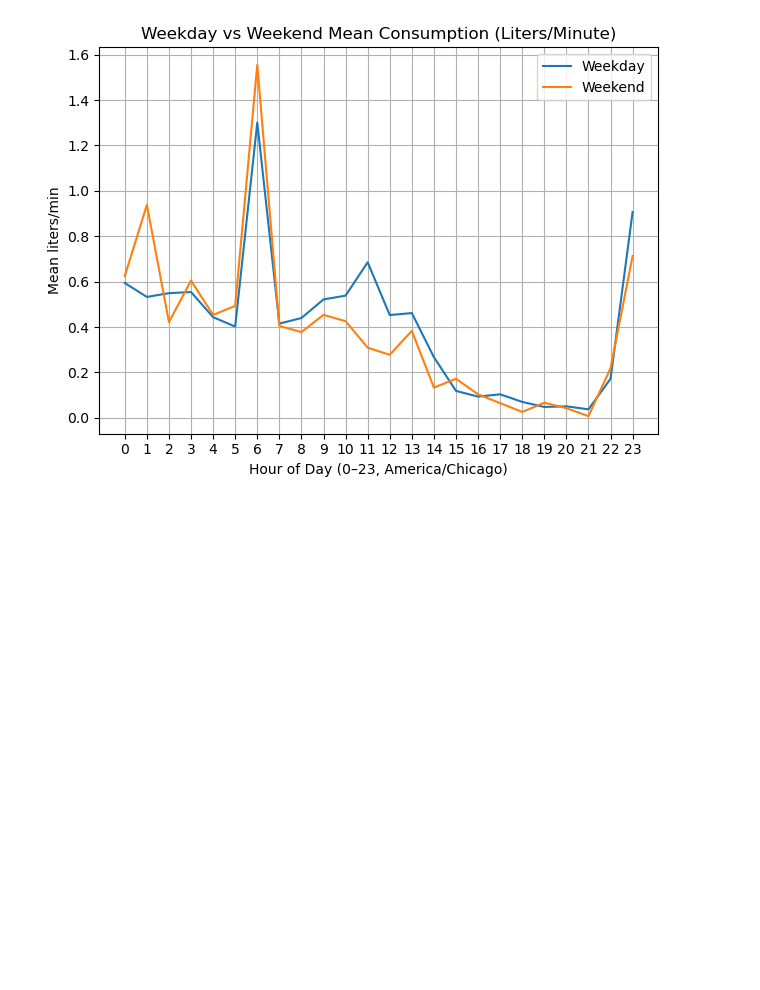
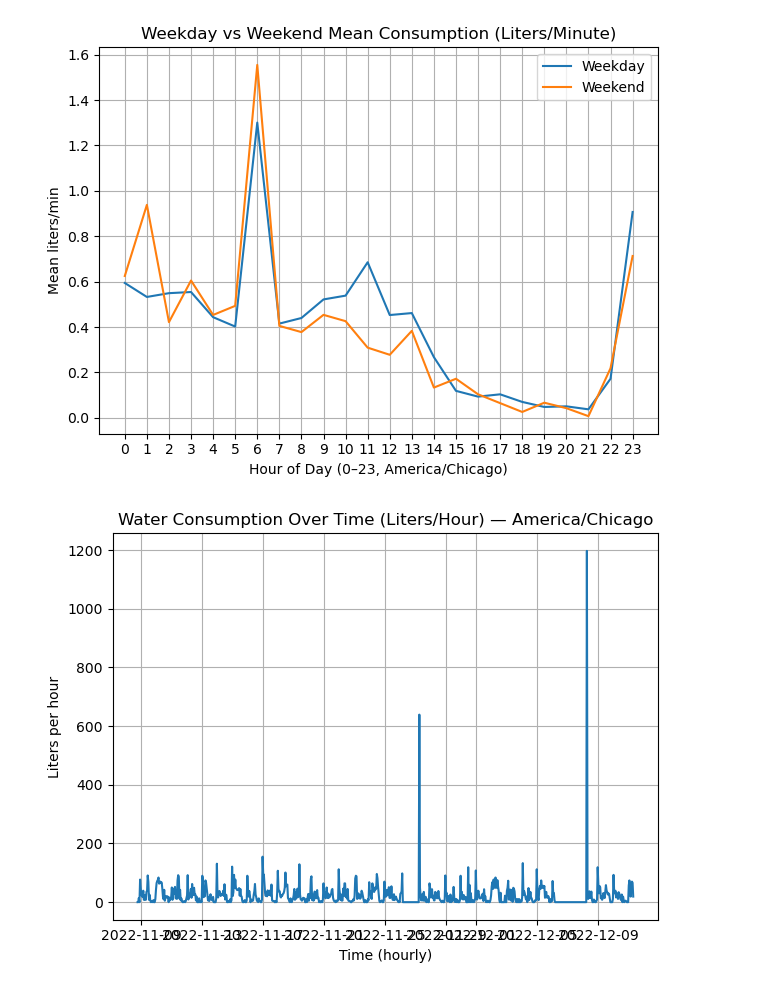
Before and after one commit to Ayprince/occupancy_aware_fdi_detection, a Jupyter notebook: EDA_data_checks.ipynb, the cells around one changed output. Cells and saved outputs as stored; diff of their text form; code cells hidden in the pictures; blank space fills up the shorter version.

```diff
--- a/EDA_data_checks.ipynb
+++ b/EDA_data_checks.ipynb
@@ -208,3 +208,66 @@ plt.show()
 [figure]
 [figure]
 [figure]
+# %%
+# === Plot liters/hour over entire timeline (≈1 month) ===
+# - Loads your combined minute-level dataset
+# - Converts m^3/min -> liters/min if needed
+# - Aggregates to liters/hour on LOCAL time (America/Chicago)
+# - Plots a continuous time series (one point per hour) across the whole dataset
+
+import os
+import pandas as pd
+import matplotlib.pyplot as plt
+
+# 1) Pick an available dataset
+candidates = [
+    "combined_minute_ALL.csv",
+    "combined_minute_with_occupancy_appliances.csv",
+]
+csv_path = next((p for p in candidates if os.path.exists(p)), None)
+if csv_path is None:
+    raise FileNotFoundError(
+        "Place 'combined_minute_ALL.csv' or 'combined_minute_with_occupancy_appliances.csv' in the working directory."
+    )
+
+# 2) Load & parse timestamps
+df = pd.read_csv(csv_path)
+df["timestamp_utc"] = pd.to_datetime(df["timestamp_utc"], utc=True, errors="coerce")
+df = df.dropna(subset=["timestamp_utc"]).sort_values("timestamp_utc")
+
+# 3) Ensure liters/min exists (derive from total_m3 if necessary)
+if "consumption_m3_per_min" not in df.columns:
+    if "total_m3" in df.columns:
+        tmp = df.set_index("timestamp_utc").sort_index()
+        total_min = tmp["total_m3"].resample("T").last().ffill()
+        cons_m3_min = total_min.diff().clip(lower=0.0)
+        tmp["consumption_m3_per_min"] = cons_m3_min.reindex(tmp.index).values
+        df = tmp.reset_index()
+    else:
+        df["consumption_m3_per_min"] = 0.0
+
+df["liters_per_min"] = df["consumption_m3_per_min"].fillna(0.0) * 1000.0
+
+# 4) Convert to LOCAL time and aggregate to liters/hour
+df["timestamp_local"] = df["timestamp_utc"].dt.tz_convert("America/Chicago")
+# Floor to the start of each hour (LOCAL) and sum liters/min within that hour -> liters/hour
+df["local_hour_start"] = df["timestamp_local"].dt.floor("H")
+liters_per_hour = (
+    df.groupby("local_hour_start", as_index=False)["liters_per_min"].sum()
+    .rename(columns={"liters_per_min": "liters_per_hour"})
+)
+
+# 5) Plot timeline (one point per hour across entire dataset)
+plt.figure()
+plt.plot(liters_per_hour["local_hour_start"], liters_per_hour["liters_per_hour"])
+plt.title("Water Consumption Over Time (Liters/Hour) — America/Chicago")
+plt.xlabel("Time (hourly)")
+plt.ylabel("Liters per hour")
+plt.grid(True)
+plt.tight_layout()
+plt.show()
+
+# (Optional) Save to CSV if you want:
+# liters_per_hour.to_csv("liters_per_hour_timeseries.csv", index=False)
+# %% [output]
+[figure, added]
```
